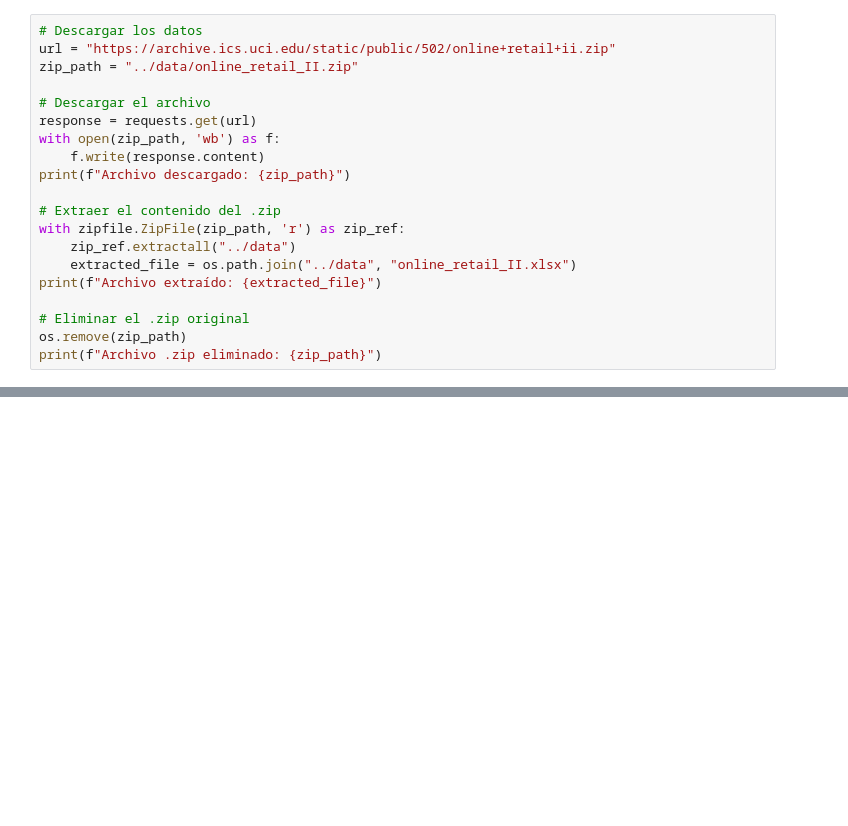
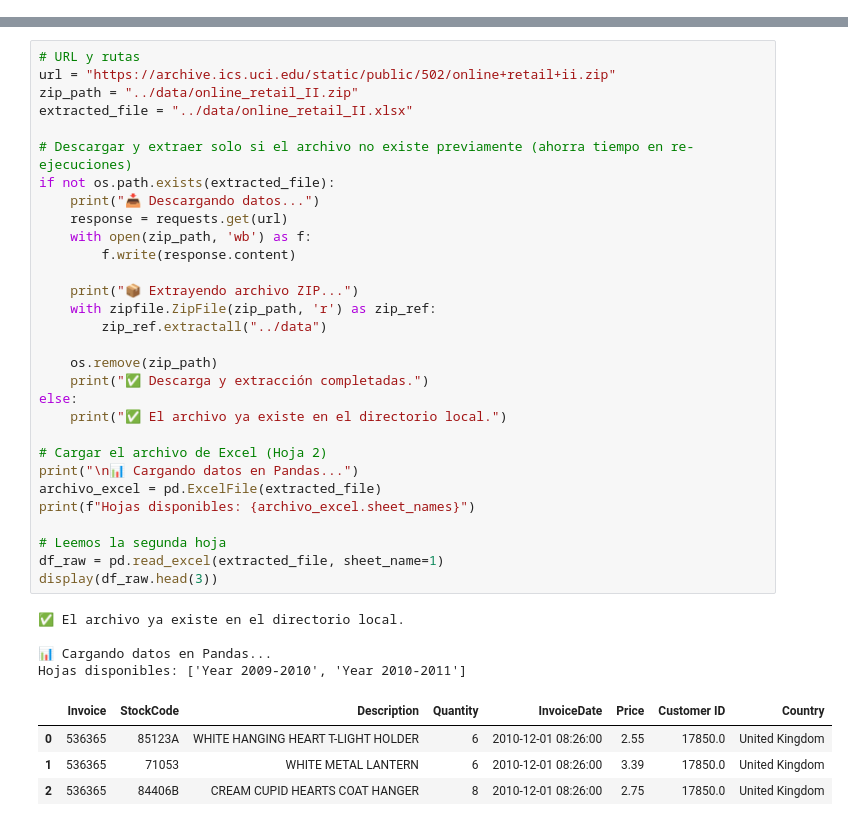
Before and after one commit to StalkerData/Ciencia_de_Datos, a Jupyter notebook: Nivel_2/analisis_ventas_sql/notebooks/analisis_ventas.ipynb, the cells around one changed output, grey strips where cells are left out. Drawn from its saved outputs; the diff is of its cells as text; blank space fills up the shorter version.

```diff
--- a/Nivel_2/analisis_ventas_sql/notebooks/analisis_ventas.ipynb
+++ b/Nivel_2/analisis_ventas_sql/notebooks/analisis_ventas.ipynb
@@ -13,20 +0,0 @@ os.makedirs("../results",exist_ok=True)
-# %%
-# Descargar los datos
-url = "https://archive.ics.uci.edu/static/public/502/online+retail+ii.zip"
-zip_path = "../data/online_retail_II.zip"
-
-# Descargar el archivo
-response = requests.get(url)
-with open(zip_path, 'wb') as f:
-    f.write(response.content)
-print(f"Archivo descargado: {zip_path}")
-
-# Extraer el contenido del .zip
-with zipfile.ZipFile(zip_path, 'r') as zip_ref:
-    zip_ref.extractall("../data")
-    extracted_file = os.path.join("../data", "online_retail_II.xlsx")
-print(f"Archivo extraído: {extracted_file}")
-
-# Eliminar el .zip original
-os.remove(zip_path)
-print(f"Archivo .zip eliminado: {zip_path}")
@@ -311,0 +64,39 @@ plt.show()
+# %%
+# URL y rutas
+url = "https://archive.ics.uci.edu/static/public/502/online+retail+ii.zip"
+zip_path = "../data/online_retail_II.zip"
+extracted_file = "../data/online_retail_II.xlsx"
+
+# Descargar y extraer solo si el archivo no existe previamente (ahorra tiempo en re-ejecuciones)
+if not os.path.exists(extracted_file):
+    print("📥 Descargando datos...")
+    response = requests.get(url)
+    with open(zip_path, 'wb') as f:
+        f.write(response.content)
+
+    print("📦 Extrayendo archivo ZIP...")
+    with zipfile.ZipFile(zip_path, 'r') as zip_ref:
+        zip_ref.extractall("../data")
+
+    os.remove(zip_path)
+    print("✅ Descarga y extracción completadas.")
+else:
+    print("✅ El archivo ya existe en el directorio local.")
+
+# Cargar el archivo de Excel (Hoja 2)
+print("\n📊 Cargando datos en Pandas...")
+archivo_excel = pd.ExcelFile(extracted_file)
+print(f"Hojas disponibles: {archivo_excel.sheet_names}")
+
+# Leemos la segunda hoja
+df_raw = pd.read_excel(extracted_file, sheet_name=1)
+display(df_raw.head(3))
+# %% [output]
+✅ El archivo ya existe en el directorio local.
+
+📊 Cargando datos en Pandas...
+Hojas disponibles: ['Year 2009-2010', 'Year 2010-2011']
+|  | Invoice | StockCode | Description | Quantity | InvoiceDate | Price | Customer ID | Country |
+| 0 | 536365 | 85123A | WHITE HANGING HEART T-LIGHT HOLDER | 6 | 2010-12-01 08:26:00 | 2.55 | 17850.0 | United Kingdom |
+| 1 | 536365 | 71053 | WHITE METAL LANTERN | 6 | 2010-12-01 08:26:00 | 3.39 | 17850.0 | United Kingdom |
+| 2 | 536365 | 84406B | CREAM CUPID HEARTS COAT HANGER | 8 | 2010-12-01 08:26:00 | 2.75 | 17850.0 | United Kingdom |
```
Also changed, not shown: parts of 48 cells of this notebook, 1 other file.
